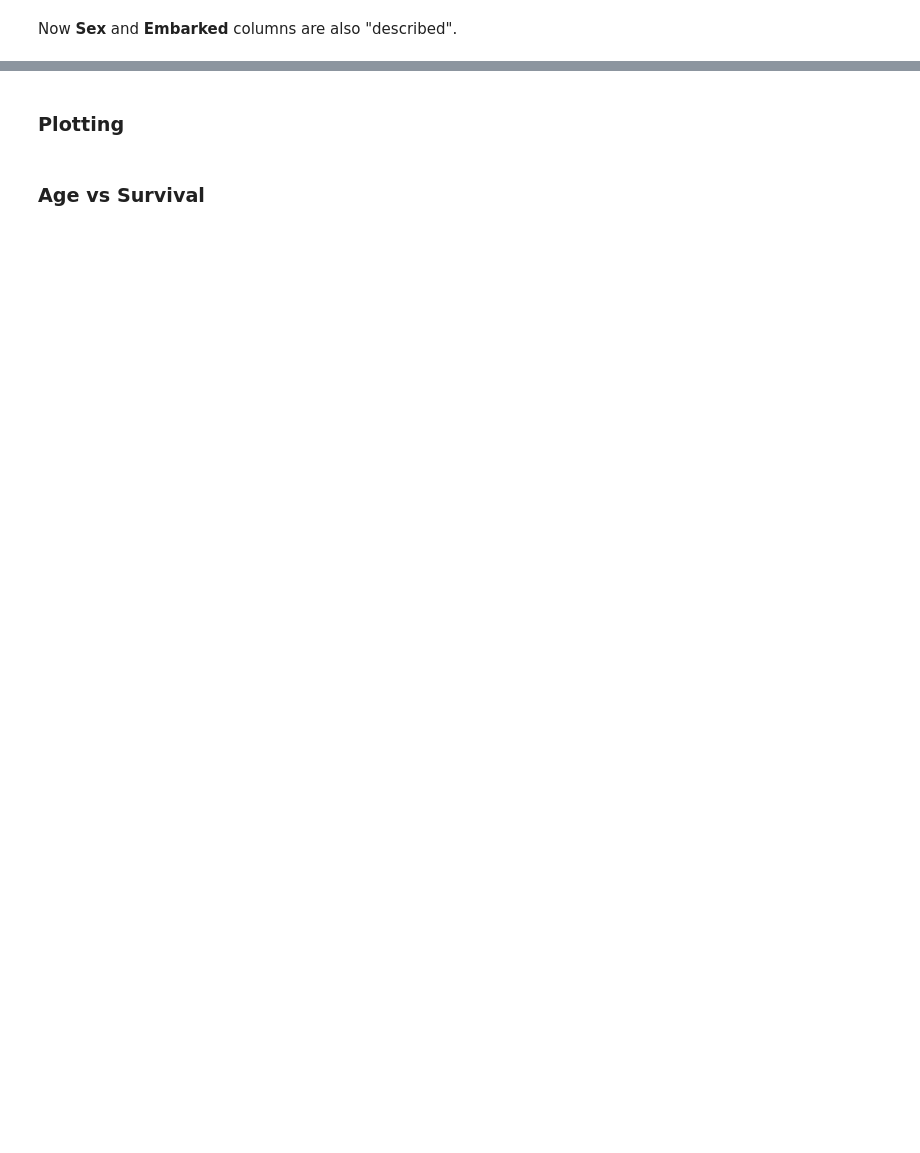
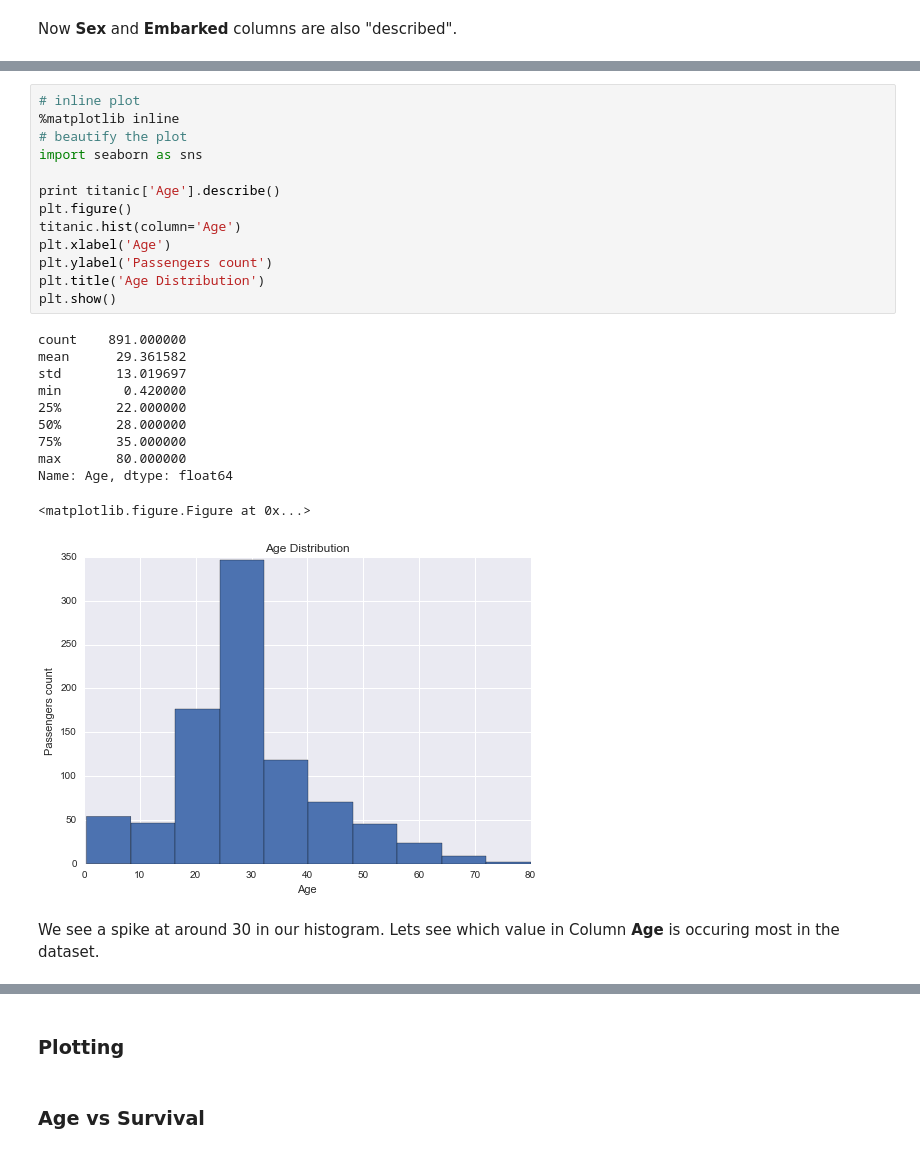
Before and after one commit to devenbhooshan/Analyzing-the-titanic-data, a Jupyter notebook: report.ipynb, the cells around one changed output, grey strips where cells are left out. Cells and saved outputs as stored; diff of their text form; blank space fills up the shorter version.

```diff
--- a/report.ipynb
+++ b/report.ipynb
@@ -177,0 +165,27 @@ titanic.cov()
+# %%
+# inline plot
+%matplotlib inline
+# beautify the plot
+import seaborn as sns
+
+print titanic['Age'].describe()
+plt.figure()
+titanic.hist(column='Age')
+plt.xlabel('Age')
+plt.ylabel('Passengers count')
+plt.title('Age Distribution')
+plt.show()
+# %% [output]
+count    891.000000
+mean      29.361582
+std       13.019697
+min        0.420000
+25%       22.000000
+50%       28.000000
+75%       35.000000
+max       80.000000
+Name: Age, dtype: float64
+<matplotlib.figure.Figure at 0x...>
+[figure, added]
+# %% [markdown]
+We see a spike at around 30 in our histogram. Lets see which value in Column **Age** is occuring most in the dataset.
```
Also changed, not shown: parts of 32 cells of this notebook.
